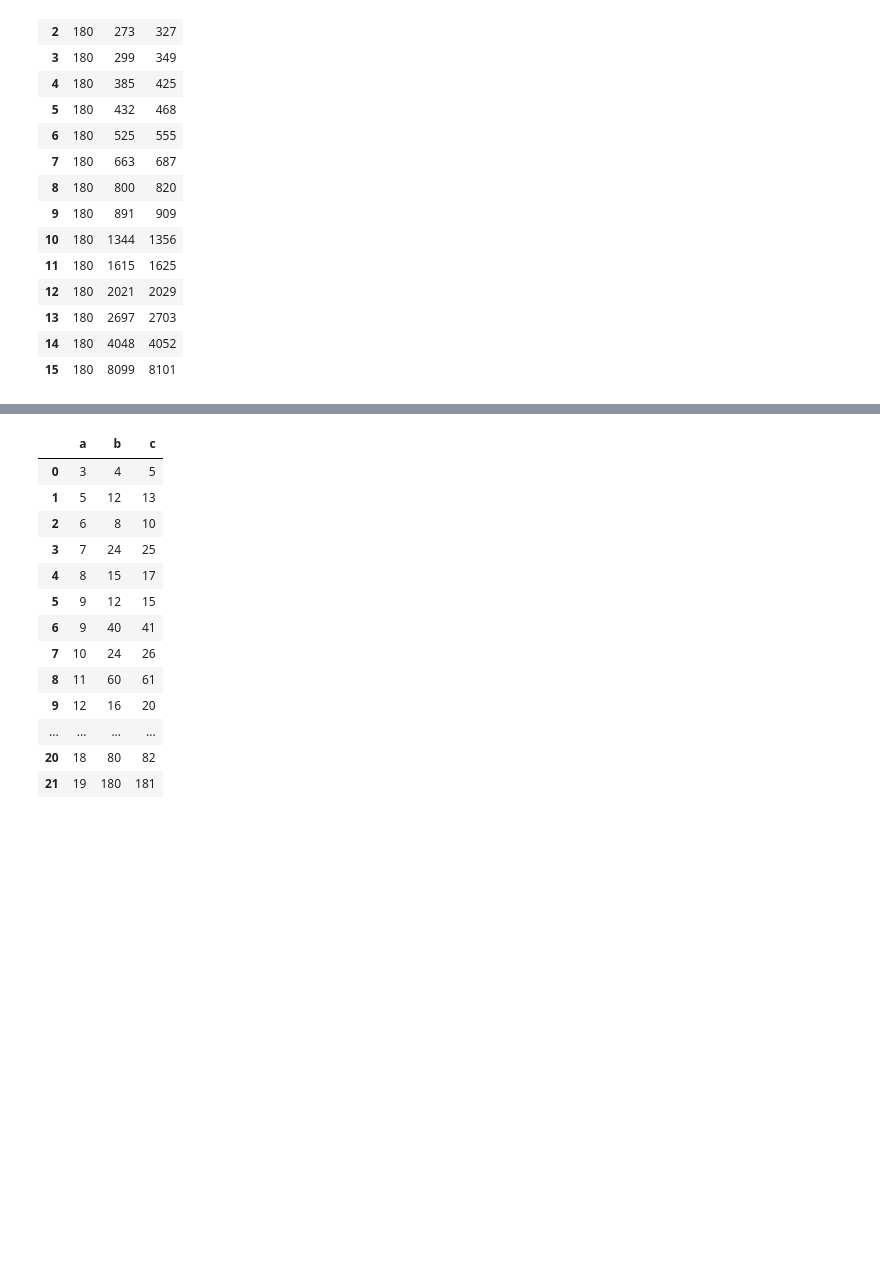
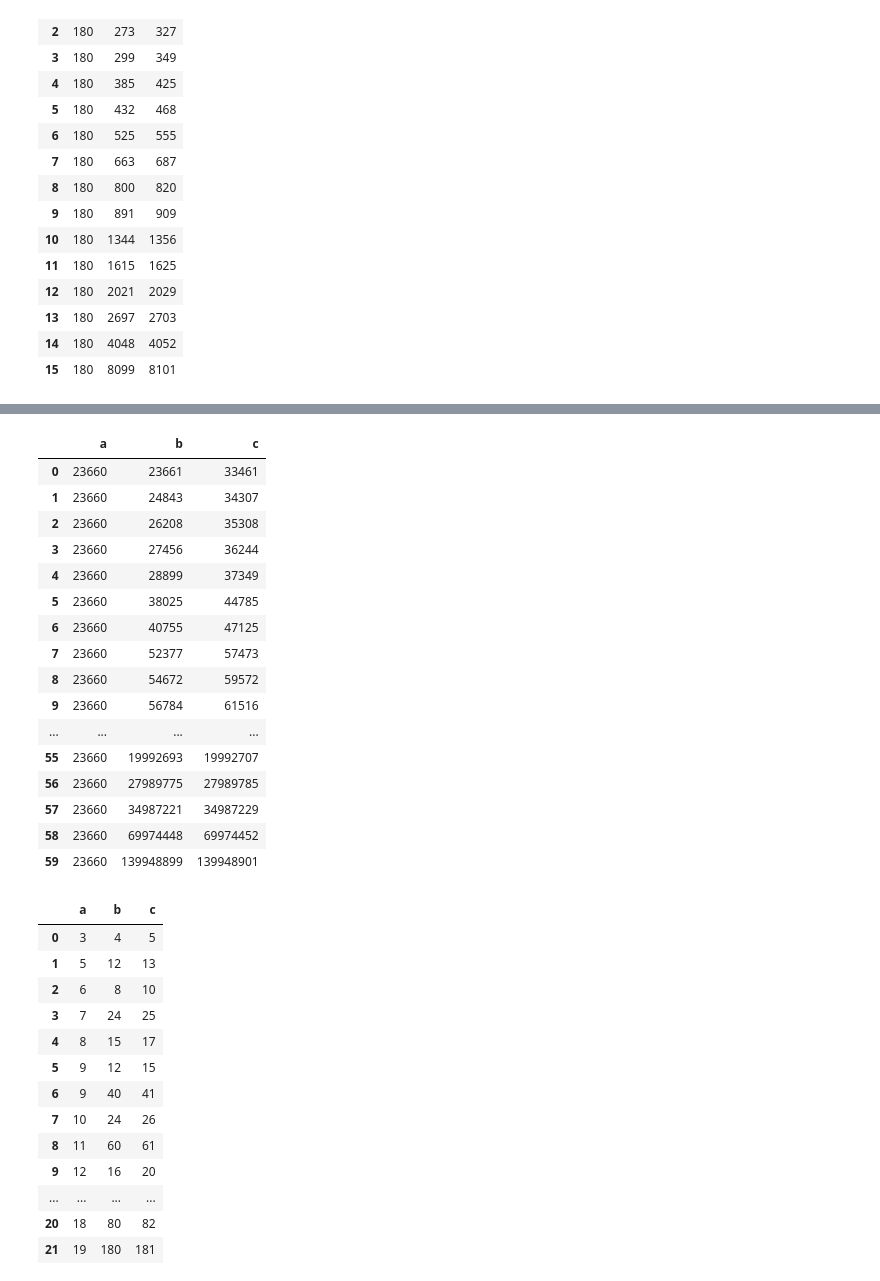
Before and after one commit to gadamico/Code-Snippets, a Jupyter notebook: scratch8.ipynb, the cells around one changed output, grey strips where cells are left out. Cells and saved outputs as stored; diff of their text form; code cells hidden in the pictures; blank space fills up the shorter version.

Commit message:
more pyth triples

```diff
--- a/scratch8.ipynb
+++ b/scratch8.ipynb
@@ -588 +604,21 @@ find_pyth_trips(180)
+# %%
+find_pyth_trips(23660)
+# %% [output]
+|  | a | b | c |
+| 0 | 23660 | 23661 | 33461 |
+| 1 | 23660 | 24843 | 34307 |
+| 2 | 23660 | 26208 | 35308 |
+| 3 | 23660 | 27456 | 36244 |
+| 4 | 23660 | 28899 | 37349 |
+| 5 | 23660 | 38025 | 44785 |
+| 6 | 23660 | 40755 | 47125 |
+| 7 | 23660 | 52377 | 57473 |
+| 8 | 23660 | 54672 | 59572 |
+| 9 | 23660 | 56784 | 61516 |
+| ... | ... | ... | ... |
+| 55 | 23660 | 19992693 | 19992707 |
+| 56 | 23660 | 27989775 | 27989785 |
+| 57 | 23660 | 34987221 | 34987229 |
+| 58 | 23660 | 69974448 | 69974452 |
+| 59 | 23660 | 139948899 | 139948901 |
 # %%
```
Also changed, not shown: parts of 17 cells of this notebook.
